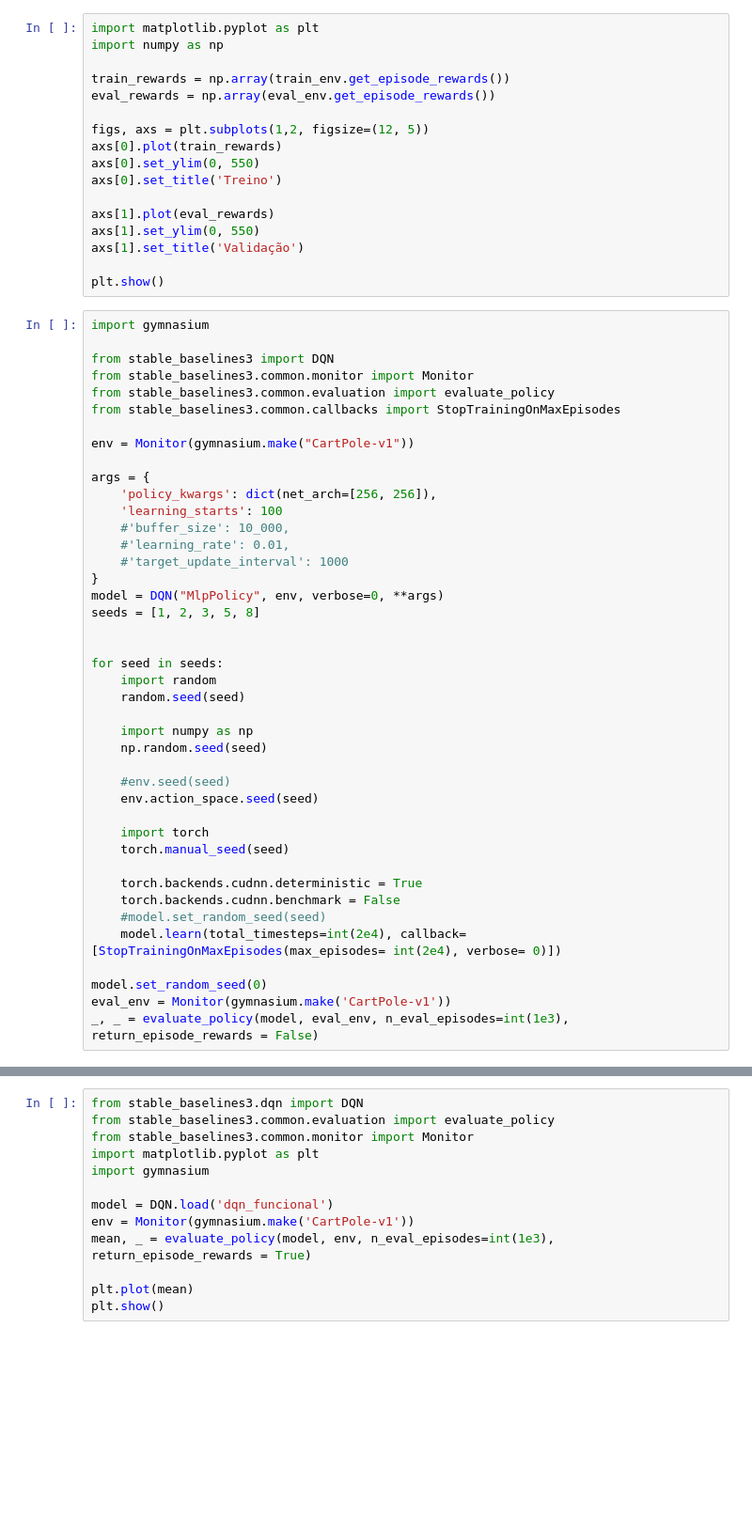
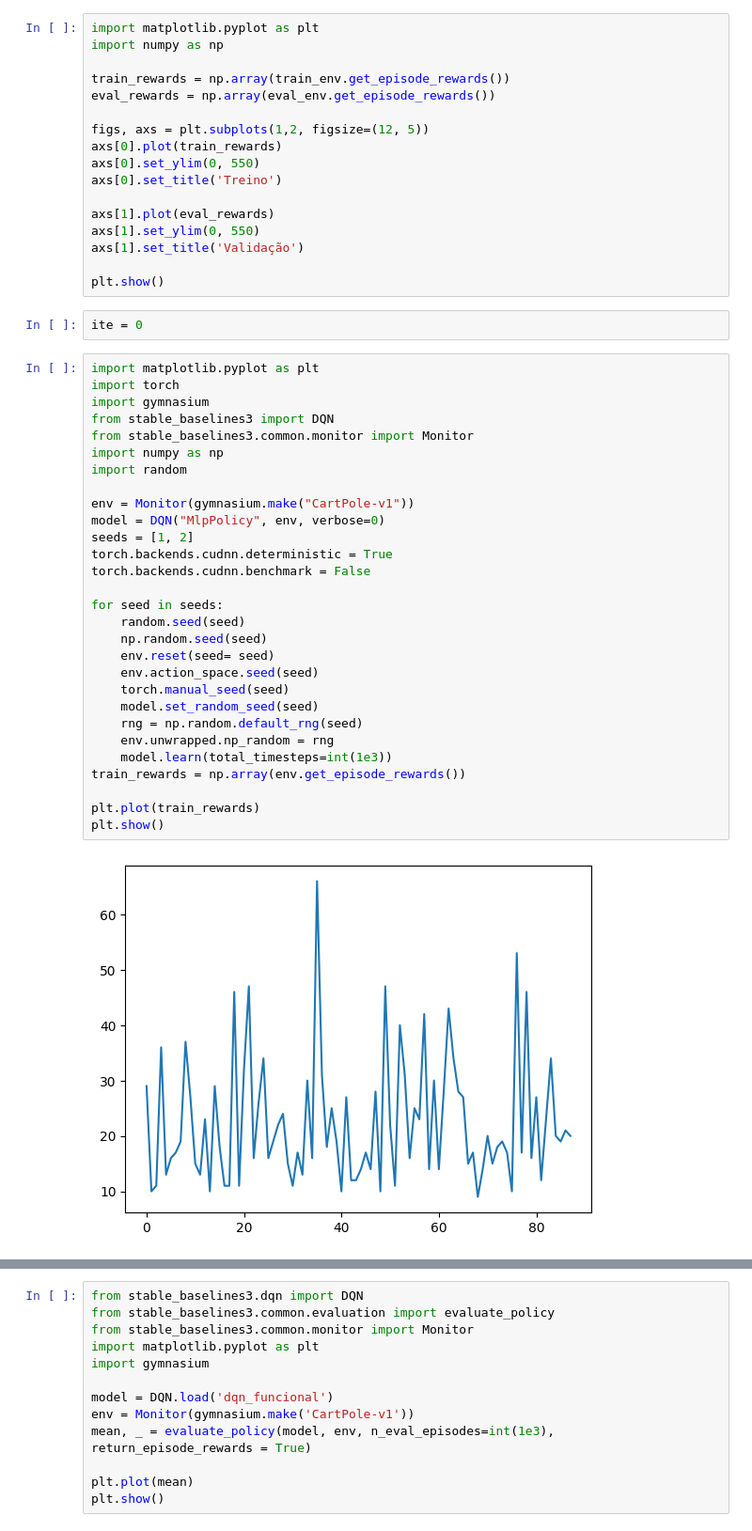
Before and after one commit to Ploita/Dissertacao, a Jupyter notebook: Baselines.ipynb, the cells around one changed output, grey strips where cells are left out. Shown at 94% size. Drawn from its saved outputs; the diff is of its cells as text; blank space fills up the shorter version.

```diff
--- a/Baselines.ipynb
+++ b/Baselines.ipynb
@@ -199,45 +199,36 @@ axs[1].set_ylim(0, 550)
 axs[1].set_title('Validação')
 
 plt.show()
-# %%
-import gymnasium
-
-from stable_baselines3 import DQN
-from stable_baselines3.common.monitor import Monitor
-from stable_baselines3.common.evaluation import evaluate_policy
-from stable_baselines3.common.callbacks import StopTrainingOnMaxEpisodes
-
-env = Monitor(gymnasium.make("CartPole-v1"))
-
-args = {
-    'policy_kwargs': dict(net_arch=[256, 256]),
-    'learning_starts': 100
-    #'buffer_size': 10_000,
-    #'learning_rate': 0.01,
-    #'target_update_interval': 1000
-}
-model = DQN("MlpPolicy", env, verbose=0, **args)
-seeds = [1, 2, 3, 5, 8]
-
-
-for seed in seeds:
-    import random
-    random.seed(seed)
-
-    import numpy as np
-    np.random.seed(seed)
-
-    #env.seed(seed)
-    env.action_space.seed(seed)
-
-    import torch
-    torch.manual_seed(seed)
-
-    torch.backends.cudnn.deterministic = True
-    torch.backends.cudnn.benchmark = False
-    #model.set_random_seed(seed)
-    model.learn(total_timesteps=int(2e4), callback=[StopTrainingOnMaxEpisodes(max_episodes= int(2e4), verbose= 0)])
-
-model.set_random_seed(0)
-eval_env = Monitor(gymnasium.make('CartPole-v1'))
-_, _ = evaluate_policy(model, eval_env, n_eval_episodes=int(1e3), return_episode_rewards = False)
+# %%
+ite = 0
+# %%
+import matplotlib.pyplot as plt
+import torch
+import gymnasium
+from stable_baselines3 import DQN
+from stable_baselines3.common.monitor import Monitor
+import numpy as np
+import random
+
+env = Monitor(gymnasium.make("CartPole-v1"))
+model = DQN("MlpPolicy", env, verbose=0)
+seeds = [1, 2]
+torch.backends.cudnn.deterministic = True
+torch.backends.cudnn.benchmark = False
+
+for seed in seeds:
+    random.seed(seed)
+    np.random.seed(seed)
+    env.reset(seed= seed)
+    env.action_space.seed(seed)
+    torch.manual_seed(seed)
+    model.set_random_seed(seed)
+    rng = np.random.default_rng(seed)
+    env.unwrapped.np_random = rng
+    model.learn(total_timesteps=int(1e3))
+train_rewards = np.array(env.get_episode_rewards())
+
+plt.plot(train_rewards)
+plt.show()
+# %% [output]
+[figure, added]
```
Also changed, not shown: parts of 2 cells of this notebook.
